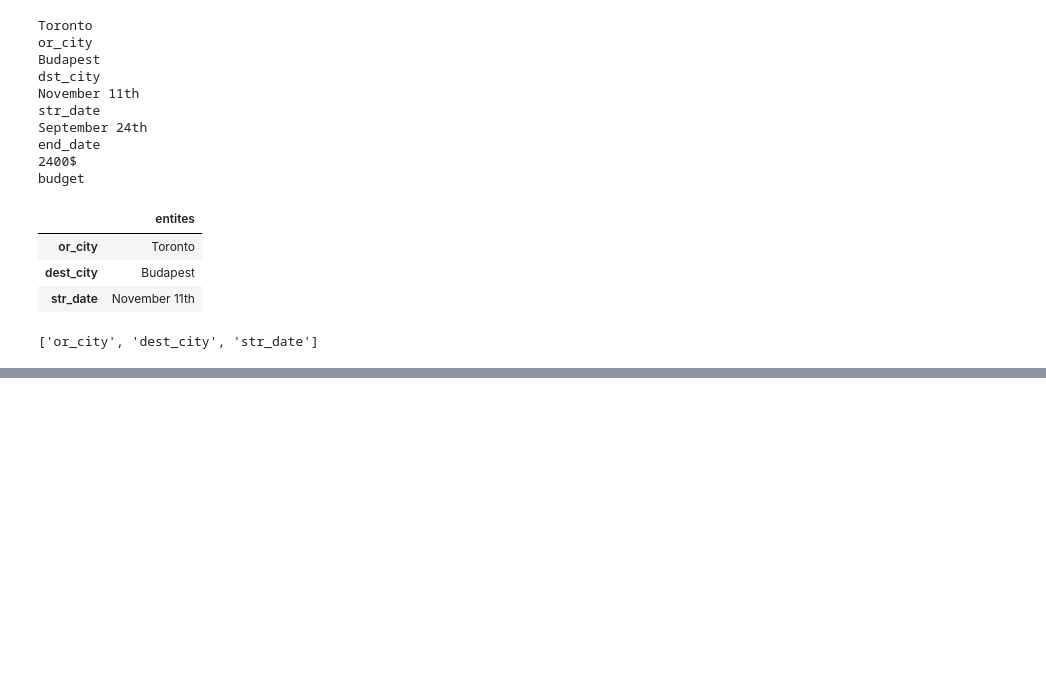
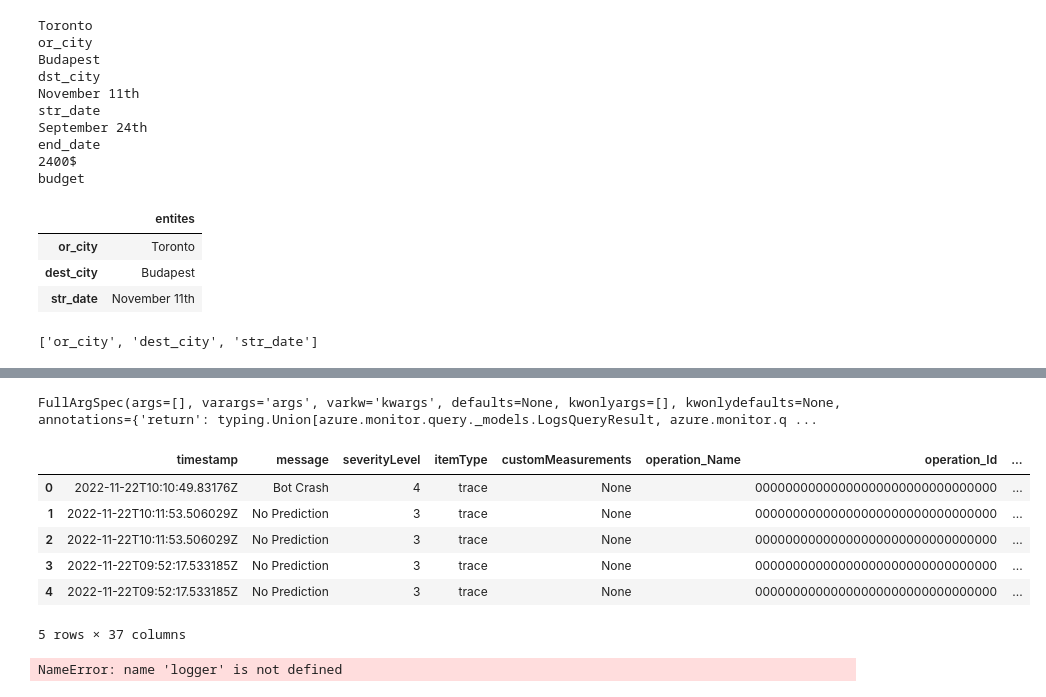
Before and after one commit to octave-ati/Designing-a-responsive-Flight-Booking-Chatbot, a Jupyter notebook: P10_notebook.ipynb, the cells around one changed output, grey strips where cells are left out. Saved outputs shown, nothing was run; the diff lists cells and outputs as text; code cells hidden in the pictures; blank space fills up the shorter version.

Commit message:
Modified logging default level to INFO
Also implemented logs retrieval script in the notebook

```diff
--- a/P10_notebook.ipynb
+++ b/P10_notebook.ipynb
@@ -736,0 +795,46 @@ entities.index.to_list()
+# %%
+import inspect
+
+inspect.getfullargspec(client.query_workspace)
+# %% [output]
+FullArgSpec(args=[], varargs='args', varkw='kwargs', defaults=None, kwonlyargs=[], kwonlydefaults=None, annotations={'return': typing.Union[azure.monitor.query._models.LogsQueryResult, azure.monitor.q ...
+# %%
+import requests
+
+insights_app_id = cred.insights_id
+url = f"https://api.loganalytics.io/v1/apps/{insights_app_id}/query"
+
+payload ="{\"query\": \"traces | take 5\"}"
+headers = {
+  'x-api-key': cred.insights_key,
+  'Content-Type': 'application/json'
+}
+
+response = requests.request("POST", url, headers=headers, data = payload)
+# %%
+data = response.json()['tables'][0]
+#Removing column types and keeping only column names
+columns = [k['name'] for k in data['columns']]
+
+#Creating a dataframe from our response
+df = pd.DataFrame(data = data['rows'], columns=columns)
+
+#Transforming the customdimensions column from a string to a dictionnary with json.loads
+df['customDimensions'] = df.customDimensions.apply(json.loads)
+
+#Exploding the dictionary and joining with the base dataframe
+df = df.join(pd.json_normalize(df.pop('customDimensions')))
+
+df
+# %% [output]
+|  | timestamp | message | severityLevel | itemType | customMeasurements | operation_Name | operation_Id | ... |
+| 0 | 2022-11-22T10:10:49.83176Z | Bot Crash | 4 | trace | None |  | 00000000000000000000000000000000 | ... |
+| 1 | 2022-11-22T10:11:53.506029Z | No Prediction | 3 | trace | None |  | 00000000000000000000000000000000 | ... |
+| 2 | 2022-11-22T10:11:53.506029Z | No Prediction | 3 | trace | None |  | 00000000000000000000000000000000 | ... |
+| 3 | 2022-11-22T09:52:17.533185Z | No Prediction | 3 | trace | None |  | 00000000000000000000000000000000 | ... |
+| 4 | 2022-11-22T09:52:17.533185Z | No Prediction | 3 | trace | None |  | 00000000000000000000000000000000 | ... |
+5 rows × 37 columns
+# %%
+logger
+# %% [output]
+NameError: name 'logger' is not defined
```
Also changed, not shown: parts of 16 cells of this notebook, 1 other file.
